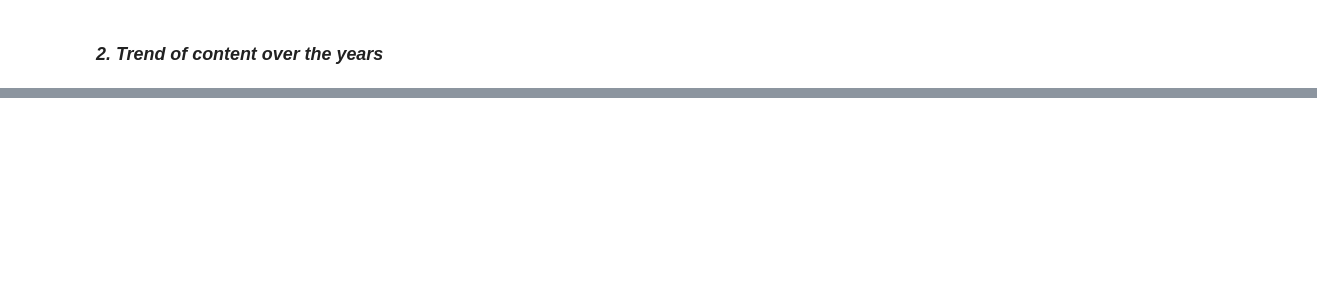
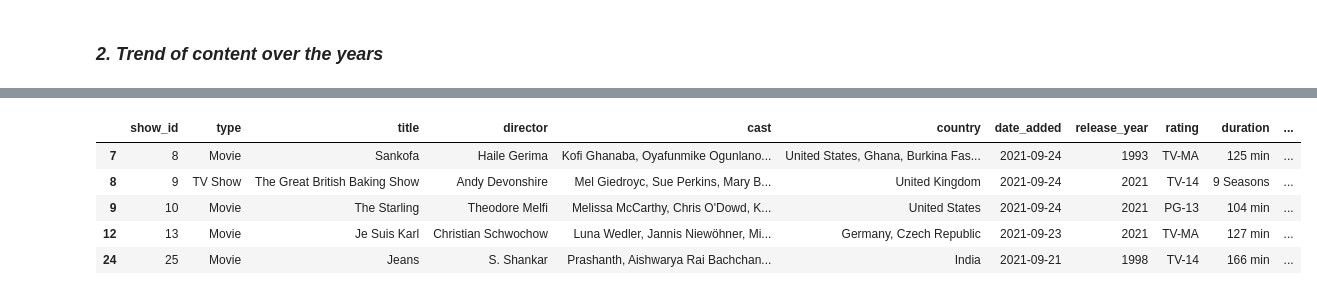
Before and after one commit to Ghazi-work/Python-Pandas, a Jupyter notebook: Kaggle_NetflixDatasetEDA.ipynb, the cells around one changed output, grey strips where cells are left out. Cells and saved outputs as stored; diff of their text form; code cells hidden in the pictures; blank space fills up the shorter version.

```diff
--- a/Kaggle_NetflixDatasetEDA.ipynb
+++ b/Kaggle_NetflixDatasetEDA.ipynb
@@ -491,3 +491,12 @@ fig = px.line(type_counts, x='year_added', y='count', color='type',
 fig.show()
 # %% [output]
 [interactive output not drawn]
+# %%
+df.head()
+# %% [output]
+|  | show_id | type | title | director | cast | country | date_added | release_year | rating | duration | ... |
+| 7 | 8 | Movie | Sankofa | Haile Gerima | Kofi Ghanaba, Oyafunmike Ogunlano... | United States, Ghana, Burkina Fas... | 2021-09-24 | 1993 | TV-MA | 125 min | ... |
+| 8 | 9 | TV Show | The Great British Baking Show | Andy Devonshire | Mel Giedroyc, Sue Perkins, Mary B... | United Kingdom | 2021-09-24 | 2021 | TV-14 | 9 Seasons | ... |
+| 9 | 10 | Movie | The Starling | Theodore Melfi | Melissa McCarthy, Chris O'Dowd, K... | United States | 2021-09-24 | 2021 | PG-13 | 104 min | ... |
+| 12 | 13 | Movie | Je Suis Karl | Christian Schwochow | Luna Wedler, Jannis Niewöhner, Mi... | Germany, Czech Republic | 2021-09-23 | 2021 | TV-MA | 127 min | ... |
+| 24 | 25 | Movie | Jeans | S. Shankar | Prashanth, Aishwarya Rai Bachchan... | India | 2021-09-21 | 1998 | TV-14 | 166 min | ... |
```
Also changed, not shown: parts of 1 cell of this notebook.
